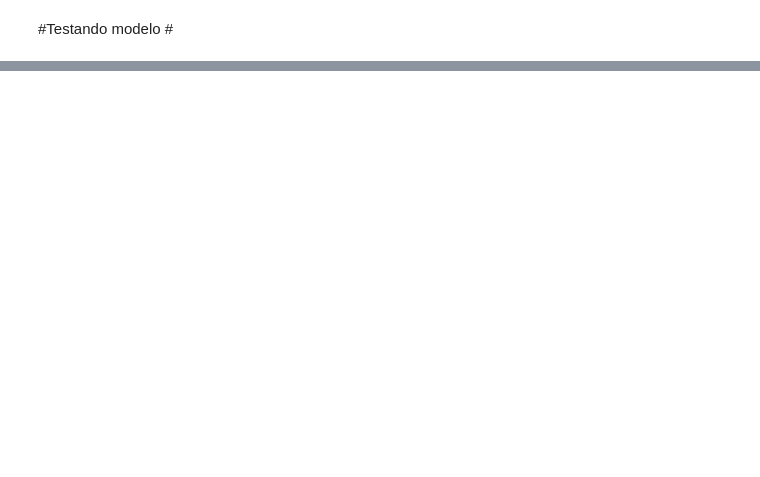
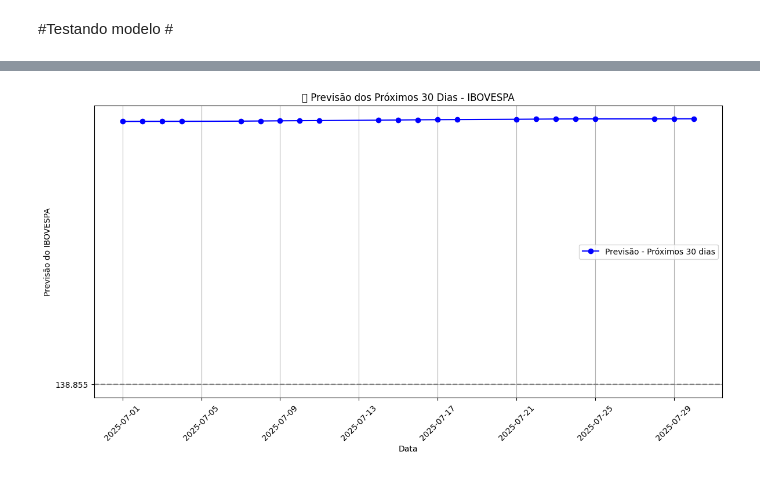
Before and after one commit to Mathzera06/challenge_2, a Jupyter notebook: Análises/Analise_tendencia_IBOVESPA(1994-2025).ipynb, the cells around one changed output, grey strips where cells are left out. Saved outputs shown, nothing was run; the diff lists cells and outputs as text; code cells hidden in the pictures; blank space fills up the shorter version.

```diff
--- a/Análises/Analise_tendencia_IBOVESPA(1994-2025).ipynb
+++ b/Análises/Analise_tendencia_IBOVESPA(1994-2025).ipynb
@@ -235,14 +221,19 @@ y_true = test_set['y'].values
 
 # Previsões do modelo
 y_pred = forecast_test['yhat'].values
+import numpy as np
+
+y_true = np.array(y_true, dtype='float64')
+y_pred = np.array(y_pred, dtype='float64')
 
 # Métricas
 mae = mean_absolute_error(y_true, y_pred)
 mse = mean_squared_error(y_true, y_pred)
 rmse = np.sqrt(mse)
+mape = np.mean(np.abs((y_true - y_pred) / y_true)) * 100
 
-# Print the metrics
 print(f"MAE: {mae}")
 print(f"MSE: {mse}")
 print(f"RMSE: {rmse}")
+print(f"MAPE: {mape:.2f}%")
 # %% [output]
@@ -408,0 +317,82 @@ MAPE: 34.38%
+# %%
+
+# --- Avaliação do modelo ---
+y_true = y_true.astype(float)
+y_pred = y_pred.astype(float)
+
+mae = mean_absolute_error(y_true, y_pred)
+mse = mean_squared_error(y_true, y_pred)
+rmse = np.sqrt(mse)
+mape = np.mean(np.abs((y_true - y_pred) / y_true)) * 100
+
+print("\n🔍 Métricas de desempenho do modelo:")
+print(f"MAE:  {mae:.2f}")
+print(f"MSE:  {mse:.2f}")
+print(f"RMSE: {rmse:.2f}")
+print(f"MAPE: {mape:.2f}%")
+
+
+m = Prophet(
+    daily_seasonality=False,
+    weekly_seasonality=True,
+    yearly_seasonality=True,
+)
+m.add_seasonality(name='monthly', period=30.5, fourier_order=5)  # opcional
+m.fit(train_set)
+
+import matplotlib.pyplot as plt
+
+data_limite = df_ibovespa['ds'].max() - pd.Timedelta(days=30)
+
+df_real_3m = df_ibovespa[df_ibovespa['ds'] >= data_limite]
+forecast_3m = forecast[forecast['ds'] >= data_limite]
+
+#--- Gráfico da Previsão Futura (Próximos 30 dias) ---
+plt.figure(figsize=(12, 6))
+plt.plot(forecast_future_30['ds'], forecast_future_30['yhat'], label='Previsão - Próximos 30 dias', color='blue', marker='o')
+plt.title('📆 Previsão dos Próximos 30 Dias - IBOVESPA')
+plt.xlabel('Data')
+plt.ylabel('Previsão do IBOVESPA')
+plt.grid(True)
+plt.legend()
+plt.axhline(y=last_real, color='gray', linestyle='--', label='Último valor real')
+plt.tight_layout()
+plt.xticks(rotation=45)
+plt.show()
+# Mapa de cores baseado na tendência
+import matplotlib.pyplot as plt
+import matplotlib.dates as mdates
+
+# Gráfico
+fig, ax = plt.subplots(figsize=(14, 6))
+
+# Linha principal
+ax.plot(forecast_future_30['ds'], forecast_future_30['yhat'], color='black', linewidth=2, label='📈 Previsão IBOVESPA')
+
+# Pontos coloridos por tendência
+cores = forecast_future_30['Tendência'].map({'Subir': 'green', 'Descer': 'red'})
+ax.scatter(forecast_future_30['ds'], forecast_future_30['yhat'], color=cores, s=70, edgecolor='black', zorder=5)
+
+# Último valor real
+ax.axhline(y=last_real, color='gray', linestyle='--', linewidth=1.5, label='Último valor real')
+
+# Rótulos de variação com caixinha
+for i, row in forecast_future_30.iterrows():
+    ax.text(row['ds'], row['yhat'] + 0.25, f"{row['Variação_%']:.2f}%",
+            ha='center', va='bottom', fontsize=8, color='white',
+            bbox=dict(boxstyle='round,pad=0.3', facecolor=cores[i], edgecolor='none', alpha=0.8))
+
+# Formatação de datas
+ax.xaxis.set_major_formatter(mdates.DateFormatter('%d/%m'))
+ax.xaxis.set_major_locator(mdates.DayLocator(interval=2))
+
+# Títulos e rótulos
+plt.title('📊 Previsão IBOVESPA - Próximos 30 Dias com Tendência e Variação', fontsize=14, weight='bold')
+plt.xlabel('Data', fontsize=12)
+plt.ylabel('IBOVESPA Previsto', fontsize=12)
+plt.xticks(rotation=45)
+plt.grid(True, linestyle='--', alpha=0.5)
+plt.legend()
+plt.tight_layout()
+plt.show()
+# %% [output]
@@ -408,0 +406 @@ MAPE: 34.38%
+[figure, added]
```
Also changed, not shown: parts of 14 cells of this notebook, 1 other file.
